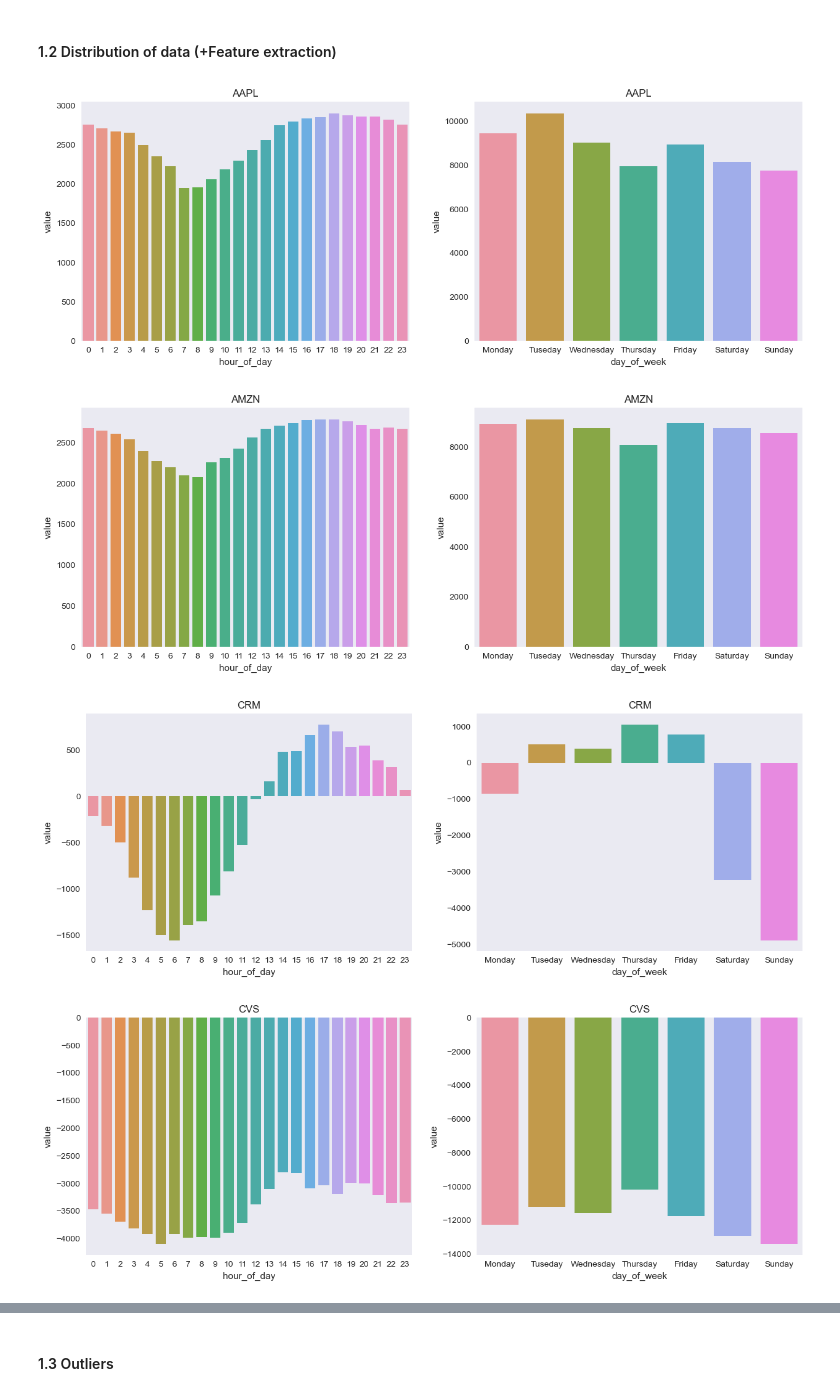
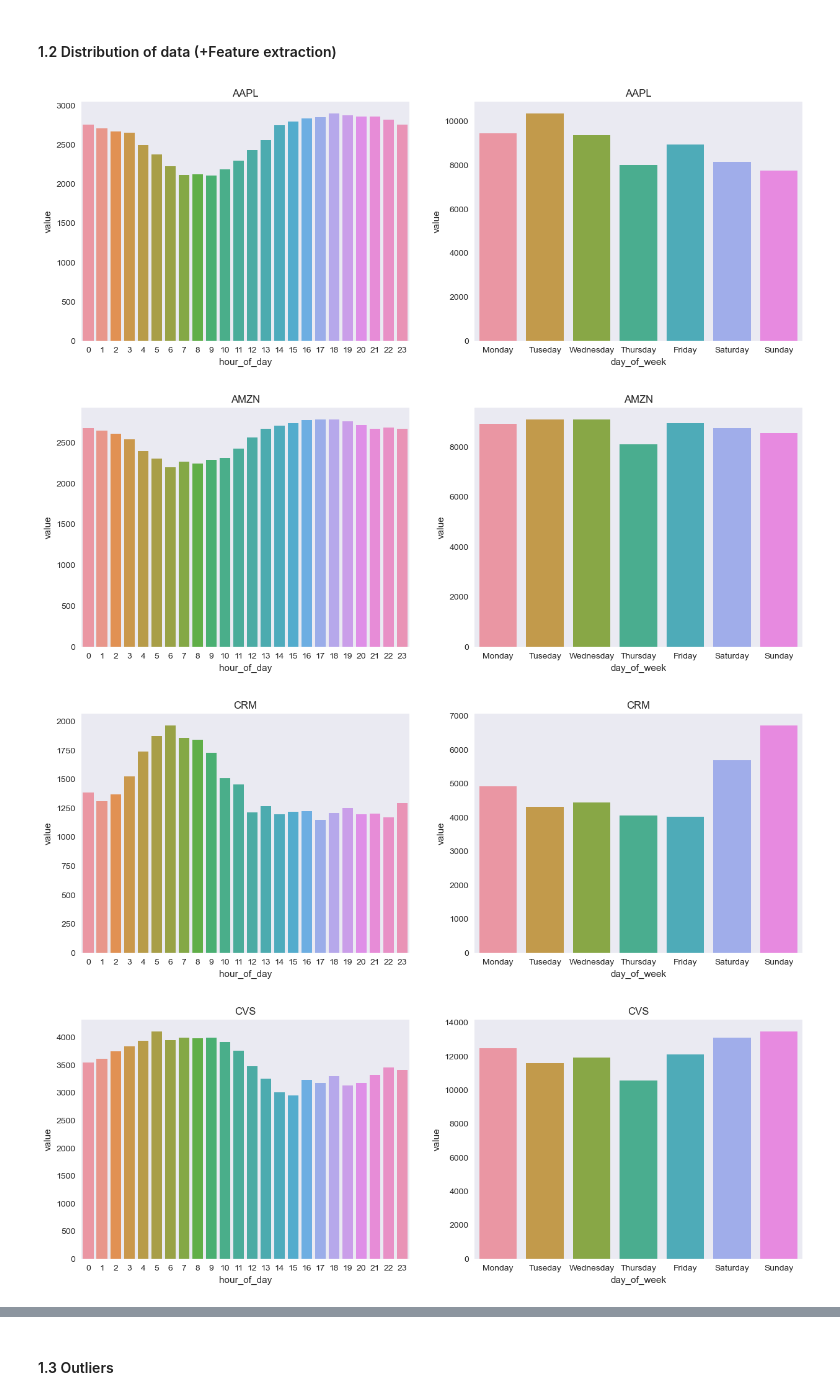
Before and after one commit to marci-nemeth/ML-Notebooks, a Jupyter notebook: 5-TimeSeries/NumentaAnomalyBenchmark.ipynb, the cells around one changed output, grey strips where cells are left out. Drawn from its saved outputs; the diff is of its cells as text; code cells hidden in the pictures.

```diff
--- a/5-TimeSeries/NumentaAnomalyBenchmark.ipynb
+++ b/5-TimeSeries/NumentaAnomalyBenchmark.ipynb
@@ -141,26 +166,26 @@ for i,f in enumerate(os.listdir(path)[:NO_OF_PLOTS_SHOWN]):
 # %%
 path = "data//realTweets//realTweets//"
 
 for i,f in enumerate(os.listdir(path)[:NO_OF_PLOTS_SHOWN]):
     fig,ax = plt.subplots(1,2,figsize=(15,5))
     df = pd.read_csv(path+f)
-    df["value"] = np.log(np.abs(df["value"]+0.001))
+    df["value"] = np.abs(np.log(np.abs(df["value"]+0.001)))
     df["timestamp"] = pd.to_datetime(df["timestamp"])
     df["day_of_week"] = df["timestamp"].dt.weekday
     df["week_of_year"] =  df["timestamp"].dt.isocalendar().week
     df["hour_of_day"] = df["timestamp"].dt.hour
 
     sns.barplot(y = df.groupby(df["hour_of_day"]).sum(numeric_only=True)["value"],x=df.groupby(df["hour_of_day"]).sum(numeric_only=True).index,ax=ax[0])
     sns.barplot(y = df.groupby(df["day_of_week"]).sum(numeric_only=True)["value"],x=df.groupby(df["day_of_week"]).sum(numeric_only=True).index,ax=ax[1])
     ax[1].set_xticklabels(["Monday","Tuseday","Wednesday","Thursday","Friday","Saturday","Sunday"])
     ax[0].set_title(f.split("_")[2][:-4])
     ax[1].set_title(f.split("_")[2][:-4])
     #sns.displot(df["hr_avg"],ax=ax[1])
 # %% [output]
-[figure, old version]
+[figure, new version]
-[figure, old version]
+[figure, new version]
-[figure, old version]
+[figure, new version]
-[figure, old version]
+[figure, new version]
 # %% [markdown]
 <a id="1.3"></a>
 # %% [markdown]
```
Also changed, not shown: parts of 27 cells of this notebook.
